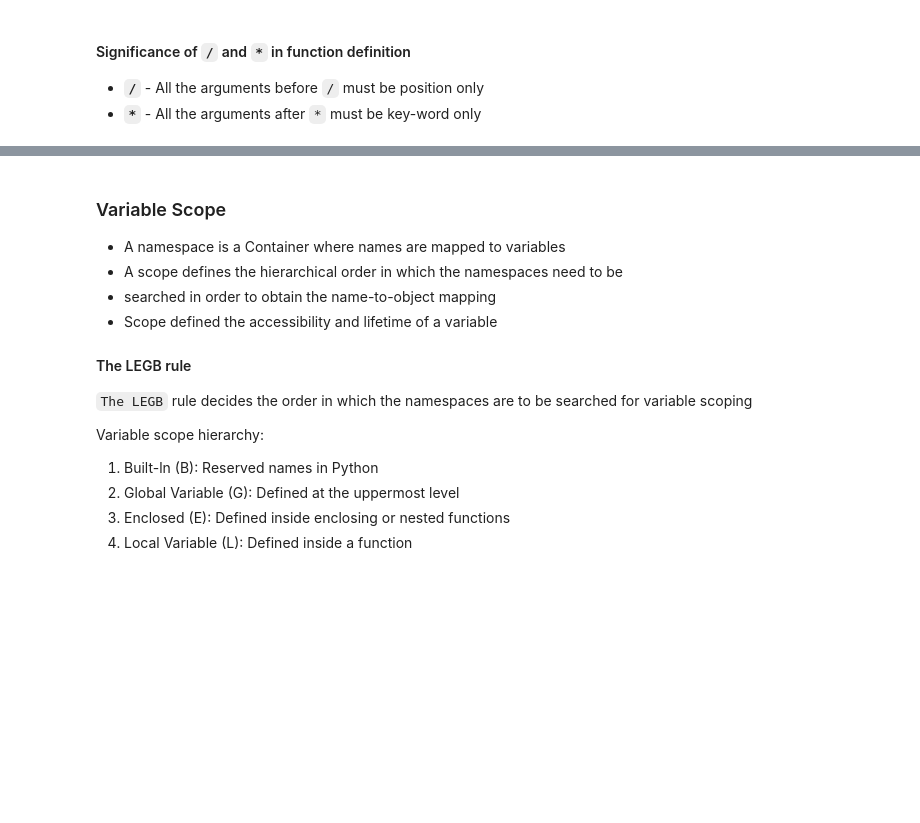
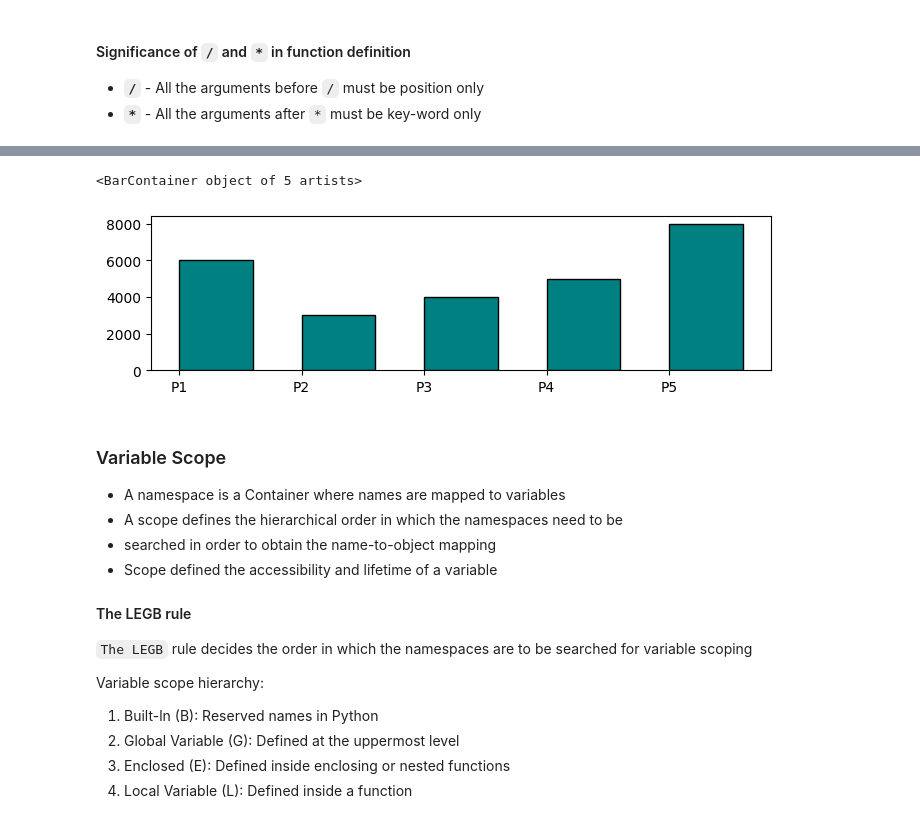
Before and after one commit to knowledge-corner/Oracle_feb_26, a Jupyter notebook: Classwork Python Basics.ipynb, the cells around one changed output, grey strips where cells are left out. Drawn from its saved outputs; the diff is of its cells as text; code cells hidden in the pictures; blank space fills up the shorter version.

```diff
--- a/Classwork Python Basics.ipynb
+++ b/Classwork Python Basics.ipynb
@@ -2455,3 +2675,13 @@ demo(name = "Jane", age = 20) #
+# %%
+# Demo on Function arguments - positional, keyword, default, *args and **kwargs
+import matplotlib.pyplot as plt
+products = ["P1", "P2", "P3", "P4", "P5"]
+sales = [6000, 3000, 4000, 5000, 8000]
+plt.figure(figsize = (8, 2))
+plt.bar(products, sales, width=0.6, align="edge", color = "teal", edgecolor = "black")
+# %% [output]
+<BarContainer object of 5 artists>
+[figure, added]
 # %% [markdown]
 ### Variable Scope
 
```
Also changed, not shown: parts of 66 cells of this notebook.
